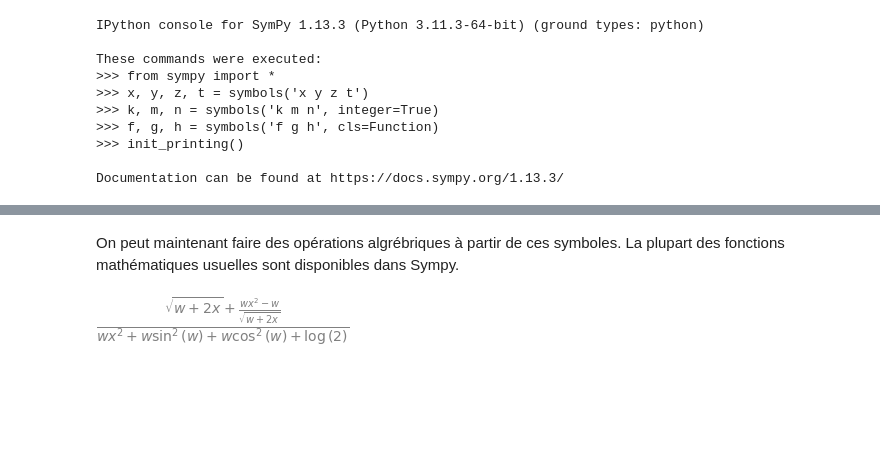
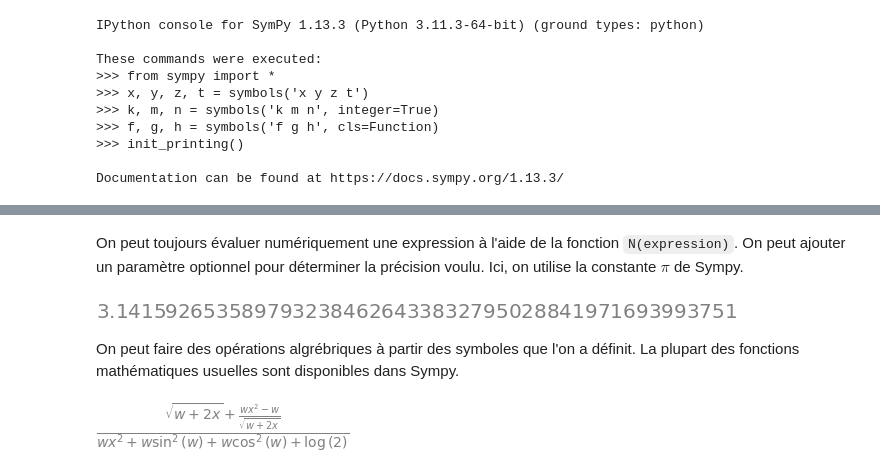
Before and after one commit to marcelie8/SympyCegep, a Jupyter notebook: IntroSympy.ipynb, the cells around one changed output, grey strips where cells are left out. Saved outputs shown, nothing was run; the diff lists cells and outputs as text; code cells hidden in the pictures; blank space fills up the shorter version.

```diff
--- a/IntroSympy.ipynb
+++ b/IntroSympy.ipynb
@@ -35,5 +57,11 @@ w=symbols('w')
+# %% [markdown]
+On peut toujours évaluer numériquement une expression à l'aide de la fonction `N(expression)`. On peut ajouter un paramètre optionnel pour déterminer la précision voulu. Ici, on utilise la constante $\pi$ de Sympy.
+# %%
+N(pi, 50) # pi évalué avec 50 décimales
+# %% [output]
+[figure, added]
 # %% [markdown]
-On peut maintenant faire des opérations algrébriques à partir de ces symboles. La plupart des fonctions mathématiques usuelles sont disponibles dans Sympy.
+On peut faire des opérations algrébriques à partir des symboles que l'on a définit. La plupart des fonctions mathématiques usuelles sont disponibles dans Sympy.
 # %%
 expression1=((w*x**2-w)/sqrt(2*x+w)+sqrt((2*x+w)))/(w*x**2+w*cos(w)**2+w*sin(w)**2+log(2)) #remarquez que pour faire un exposant, on utilise ** et non ^
 expression1 #affiche l'expression
```
Also changed, not shown: parts of 35 cells of this notebook, 1 other file.
